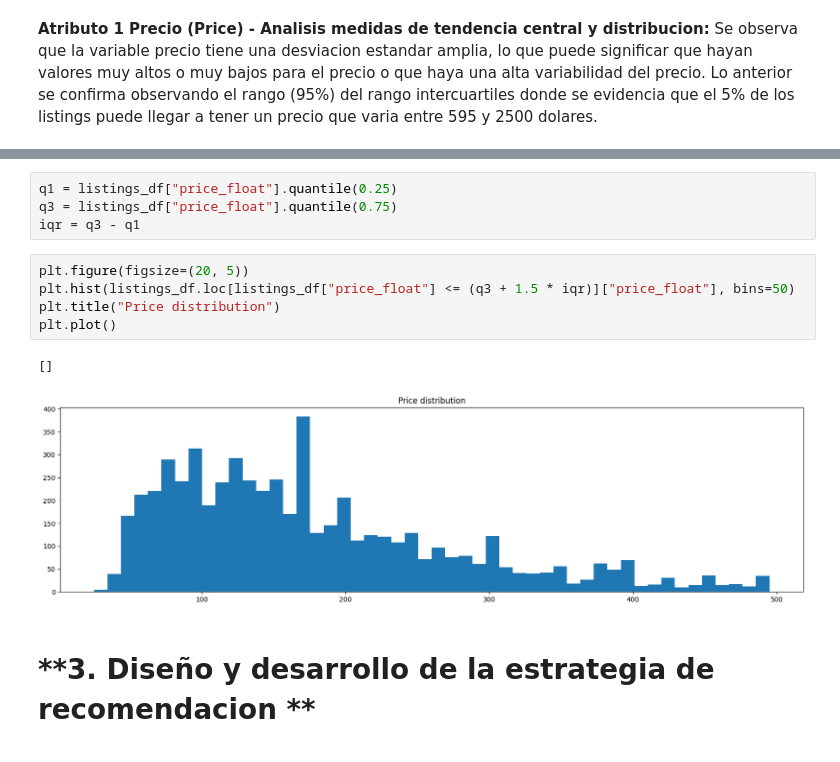
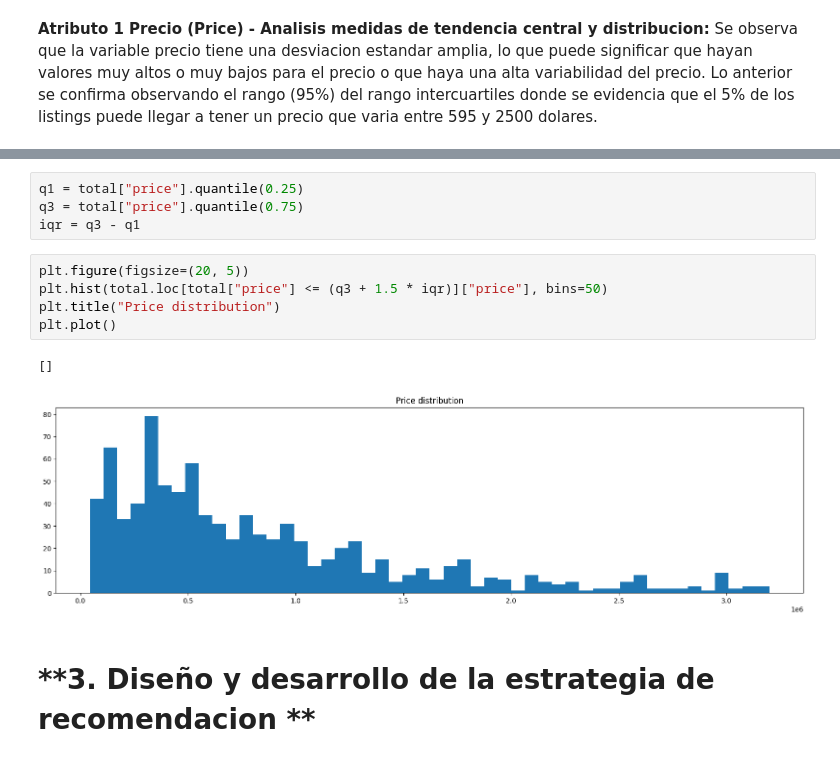
Before and after one commit to amrios80/eda-jobs, a Jupyter notebook: parcial1/parcial1.ipynb, the cells around one changed output, grey strips where cells are left out. Saved outputs shown, nothing was run; the diff lists cells and outputs as text.

```diff
--- a/parcial1/parcial1.ipynb
+++ b/parcial1/parcial1.ipynb
@@ -321,15 +332,15 @@ dtype: float64
 # %%
-q1 = listings_df["price_float"].quantile(0.25)
-q3 = listings_df["price_float"].quantile(0.75)
+q1 = total["price"].quantile(0.25)
+q3 = total["price"].quantile(0.75)
 iqr = q3 - q1
 # %%
 plt.figure(figsize=(20, 5))
-plt.hist(listings_df.loc[listings_df["price_float"] <= (q3 + 1.5 * iqr)]["price_float"], bins=50)
+plt.hist(total.loc[total["price"] <= (q3 + 1.5 * iqr)]["price"], bins=50)
 plt.title("Price distribution")
 plt.plot()
 # %% [output]
 []
-[figure, old version]
+[figure, new version]
 # %% [markdown]
 # **3. Diseño y desarrollo de la estrategia de recomendacion **
 # %%
```
Also changed, not shown: parts of 16 cells of this notebook.
